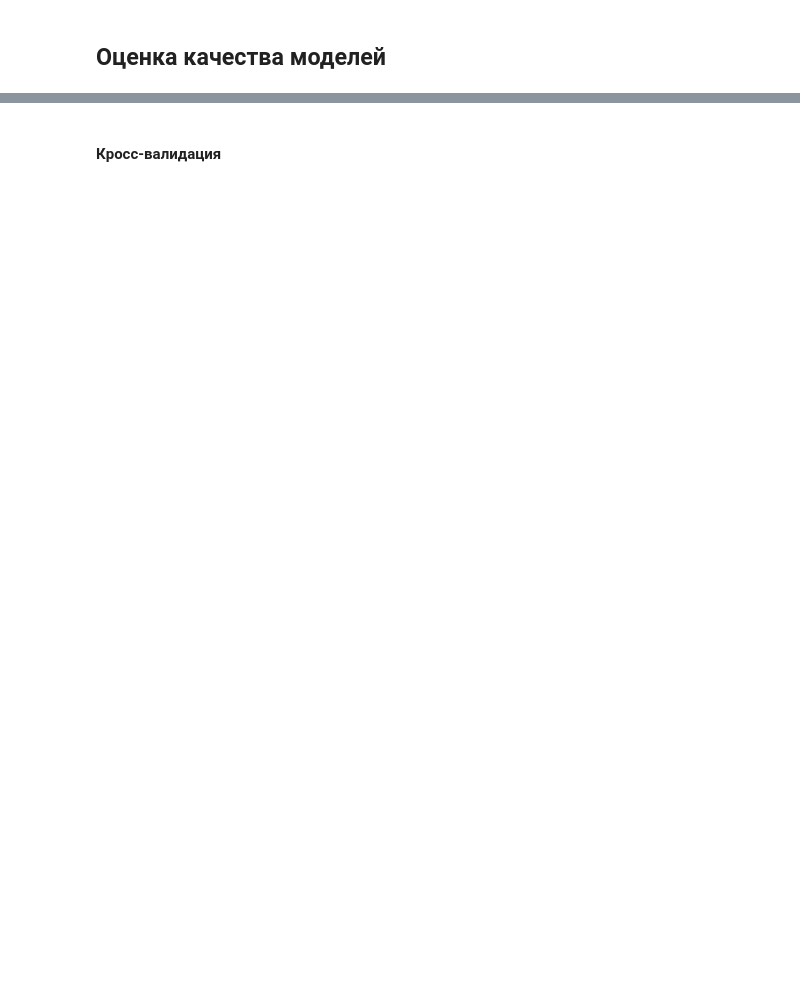
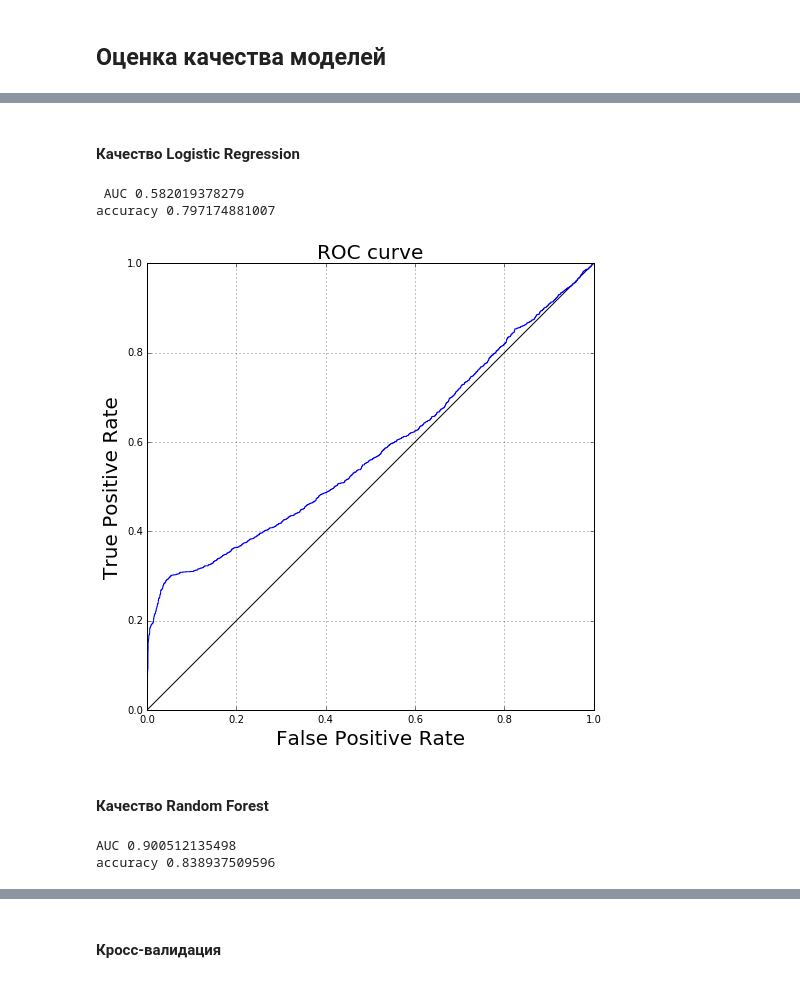
Before and after one commit to yandexdataschool/HSE-DataNight-StarterKit, a Jupyter notebook: Introduction.ipynb, the cells around one changed output, grey strips where cells are left out. Drawn from its saved outputs; the diff is of its cells as text; code cells hidden in the pictures; blank space fills up the shorter version.

```diff
--- a/Introduction.ipynb
+++ b/Introduction.ipynb
@@ -212,0 +287,4 @@ np.random.shuffle(ids)
+# %%
+Y = lb.fit_transform(data.iloc[:,target])
+print Y.shape
+Y
@@ -212,0 +302,10 @@ np.random.shuffle(ids)
+# %%
+ids = numpy.arange(X.shape[0])
+numpy.random.shuffle(ids)
+
+train_len = int(len(ids) * 0.8)
+
+X_train = X[ids[:train_len],:]
+Y_train = Y[ids[:train_len],:]
+X_test = X[ids[train_len:],:]
+Y_test = Y[ids[train_len:],:]
@@ -212,0 +320,3 @@ np.random.shuffle(ids)
+# %%
+lr = LogisticRegression()
+lr.fit(X_train, Y_train.flatten())
@@ -212,0 +328,3 @@ np.random.shuffle(ids)
+# %%
+lr_preds = lr.predict_proba(X_test)
+lr_preds
@@ -224,0 +402,28 @@ from sklearn.metrics import roc_auc_score
+# %% [markdown]
+#### Качество Logistic Regression
+# %%
+print 'AUC', roc_auc_score(Y_test, lr_preds[:,1])
+print 'accuracy', accuracy_score(Y_test, lr.predict(X_test))
+# %% [output]
+ AUC 0.582019378279
+accuracy 0.797174881007
+# %%
+fpr, tpr, thresholds = roc_curve(Y_test, lr_preds[:,1])
+
+figsize(8,8)
+plt.plot(np.arange(0.,1.,1e-5),np.arange(0.,1.,1e-5), c='black')
+plt.plot(fpr,tpr, c='b')
+plt.title('ROC curve', size=20)
+plt.xlabel('False Positive Rate', size=20)
+plt.ylabel('True Positive Rate', size=20)
+plt.grid()
+# %% [output]
+[figure, added]
+# %% [markdown]
+#### Качество Random Forest
+# %%
+print 'AUC', roc_auc_score(Y_test, rf_preds[:,1])
+print 'accuracy', accuracy_score(Y_test, rf.predict(X_test))
+# %% [output]
+AUC 0.900512135498
+accuracy 0.838937509596
```
Also changed, not shown: parts of 65 cells of this notebook.
